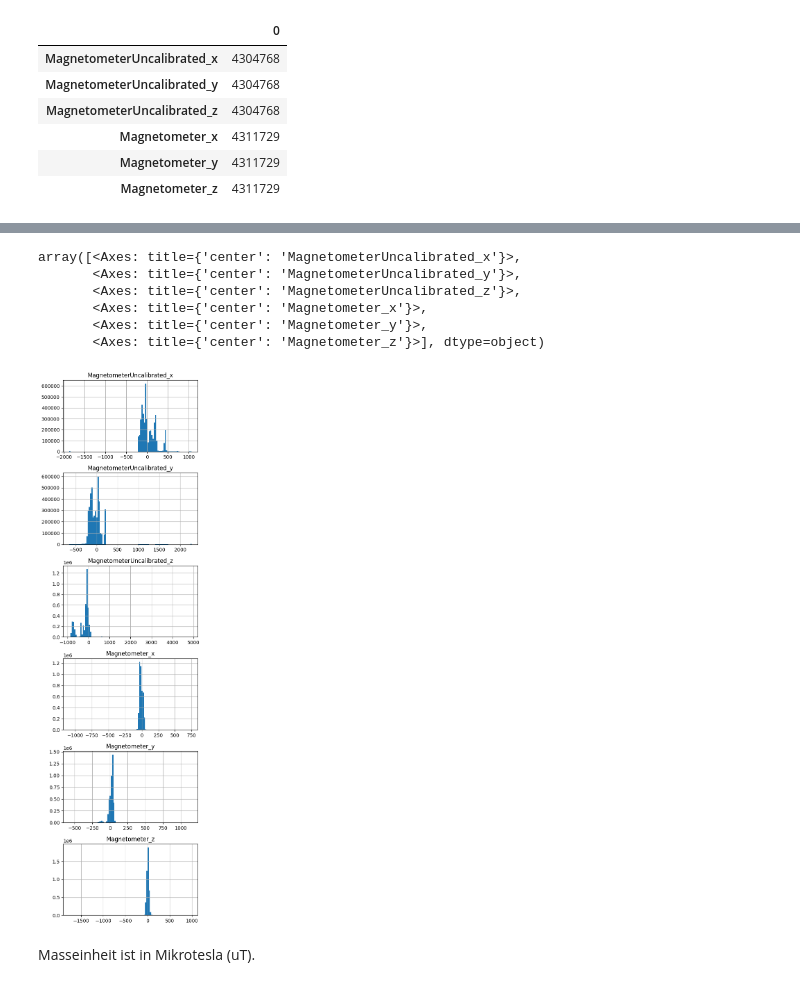
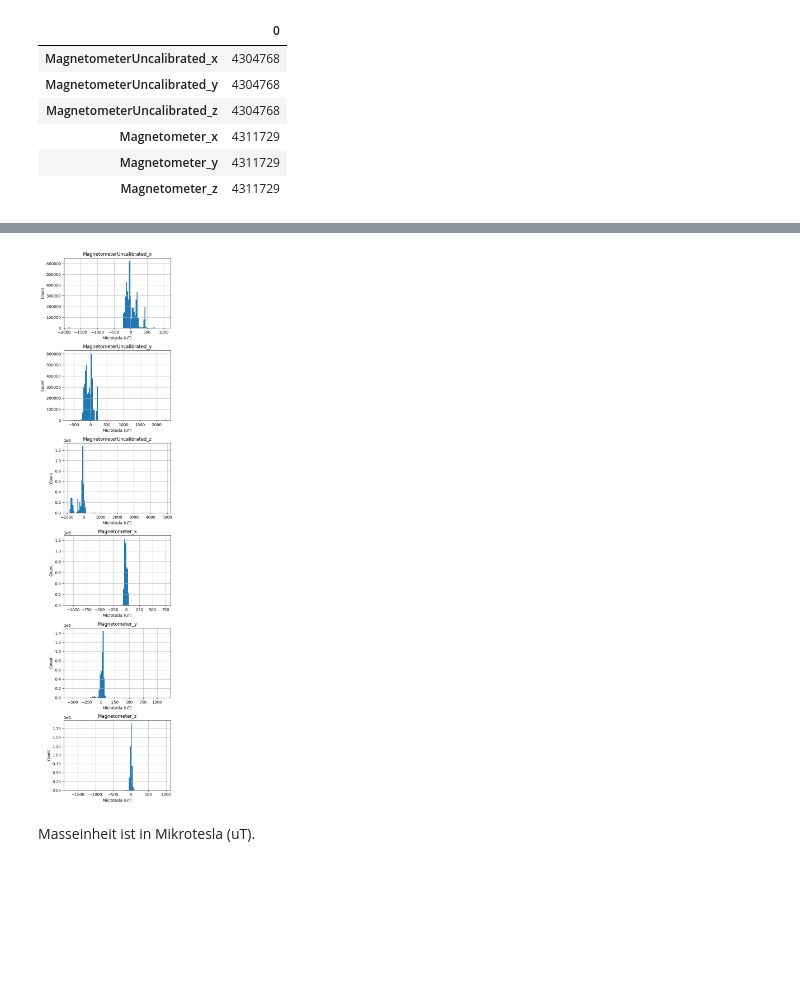
Before and after one commit to Sensor-Based-Activity-Recognition/explorative-data-analysis, a Jupyter notebook: magnetometer.ipynb, the cells around one changed output, grey strips where cells are left out. Cells and saved outputs as stored; diff of their text form; code cells hidden in the pictures; blank space fills up the shorter version.

```diff
--- a/magnetometer.ipynb
+++ b/magnetometer.ipynb
@@ -68,16 +68,15 @@ df.describe()
 # %%
 # plot distribution of pressure and relative altitude
 # make figure bigger and create 2 subplots
 fig, axs = plt.subplots(6, 1, figsize=(5, 20))
 df.hist(column=columns, bins=100, ax=axs)
+for ax in axs:
+    ax.set_xlabel("Microtesla (uT)")
+    ax.set_ylabel("Count")
+plt.tight_layout()
+plt.show()
 # %% [output]
-array([<Axes: title={'center': 'MagnetometerUncalibrated_x'}>,
-       <Axes: title={'center': 'MagnetometerUncalibrated_y'}>,
-       <Axes: title={'center': 'MagnetometerUncalibrated_z'}>,
-       <Axes: title={'center': 'Magnetometer_x'}>,
-       <Axes: title={'center': 'Magnetometer_y'}>,
-       <Axes: title={'center': 'Magnetometer_z'}>], dtype=object)
-[figure, old version]
+[figure, new version]
 # %% [markdown]
 Masseinheit ist in Mikrotesla (uT).
 # %%
```
Also changed, not shown: parts of 5 cells of this notebook, 1 other file.
